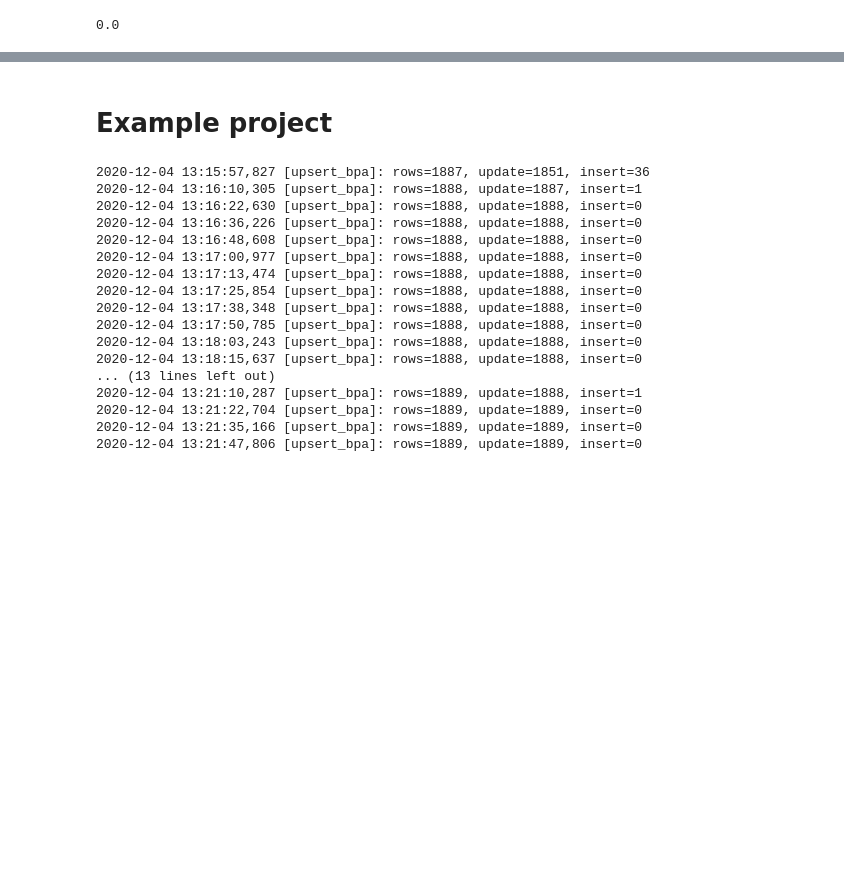
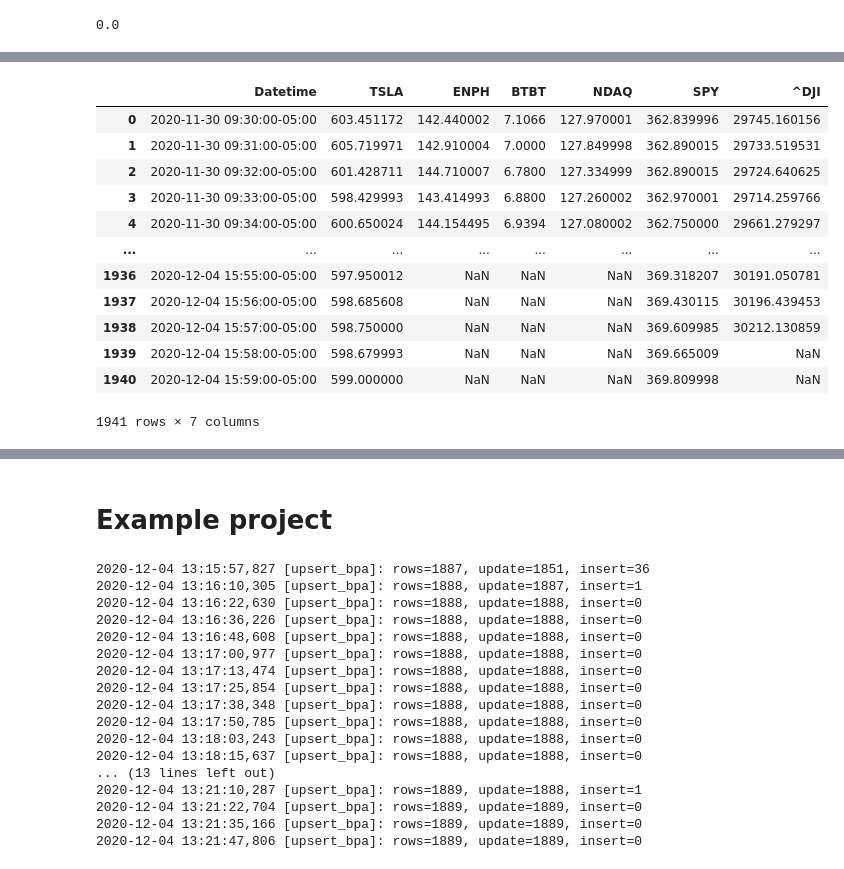
Before and after one commit to TBDataBrown/portfol.io, a Jupyter notebook: data_acquire_draft.ipynb, the cells around one changed output, grey strips where cells are left out. Drawn from its saved outputs; the diff is of its cells as text; code cells hidden in the pictures; blank space fills up the shorter version.

```diff
--- a/data_acquire_draft.ipynb
+++ b/data_acquire_draft.ipynb
@@ -156 +245,18 @@ make_portfolio(portfolio, p, i)
+# %%
+portfolio = ['TSLA', 'ENPH', 'BTBT', 'NDAQ', 'SPY', '^DJI']
+make_portfolio(portfolio, p, i)
+# %% [output]
+|  | Datetime | TSLA | ENPH | BTBT | NDAQ | SPY | ^DJI |
+| 0 | 2020-11-30 09:30:00-05:00 | 603.451172 | 142.440002 | 7.1066 | 127.970001 | 362.839996 | 29745.160156 |
+| 1 | 2020-11-30 09:31:00-05:00 | 605.719971 | 142.910004 | 7.0000 | 127.849998 | 362.890015 | 29733.519531 |
+| 2 | 2020-11-30 09:32:00-05:00 | 601.428711 | 144.710007 | 6.7800 | 127.334999 | 362.890015 | 29724.640625 |
+| 3 | 2020-11-30 09:33:00-05:00 | 598.429993 | 143.414993 | 6.8800 | 127.260002 | 362.970001 | 29714.259766 |
+| 4 | 2020-11-30 09:34:00-05:00 | 600.650024 | 144.154495 | 6.9394 | 127.080002 | 362.750000 | 29661.279297 |
+| ... | ... | ... | ... | ... | ... | ... | ... |
+| 1936 | 2020-12-04 15:55:00-05:00 | 597.950012 | NaN | NaN | NaN | 369.318207 | 30191.050781 |
+| 1937 | 2020-12-04 15:56:00-05:00 | 598.685608 | NaN | NaN | NaN | 369.430115 | 30196.439453 |
+| 1938 | 2020-12-04 15:57:00-05:00 | 598.750000 | NaN | NaN | NaN | 369.609985 | 30212.130859 |
+| 1939 | 2020-12-04 15:58:00-05:00 | 598.679993 | NaN | NaN | NaN | 369.665009 | NaN |
+| 1940 | 2020-12-04 15:59:00-05:00 | 599.000000 | NaN | NaN | NaN | 369.809998 | NaN |
+1941 rows × 7 columns
 # %%
```
Also changed, not shown: parts of 16 cells of this notebook, 1 other file.
